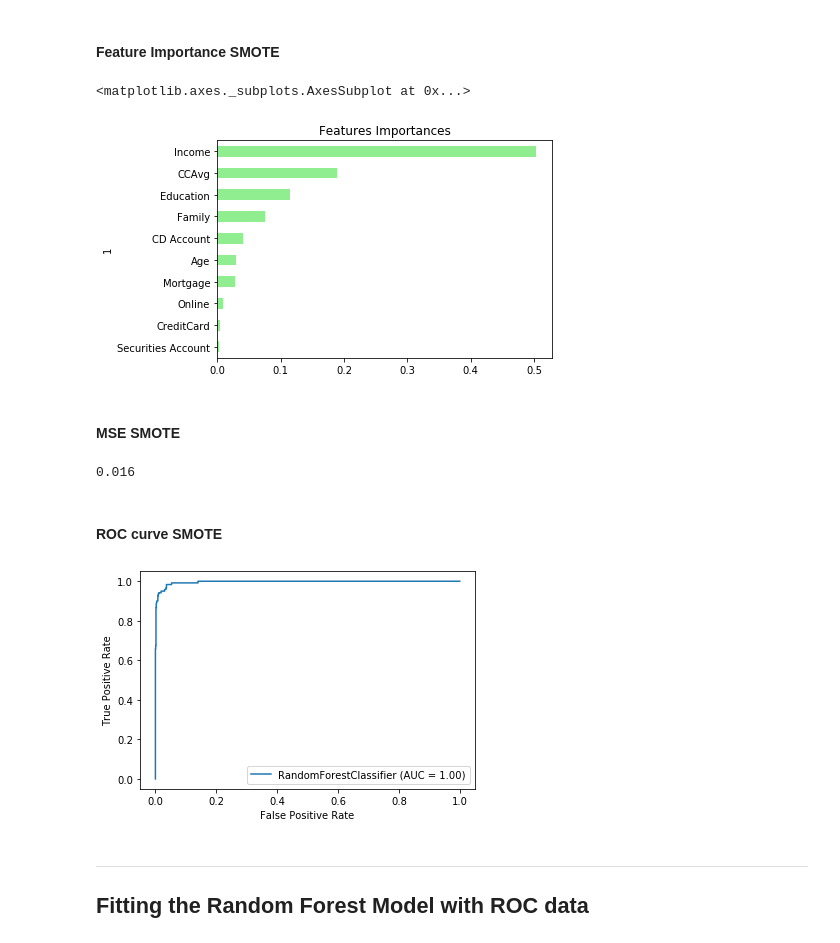
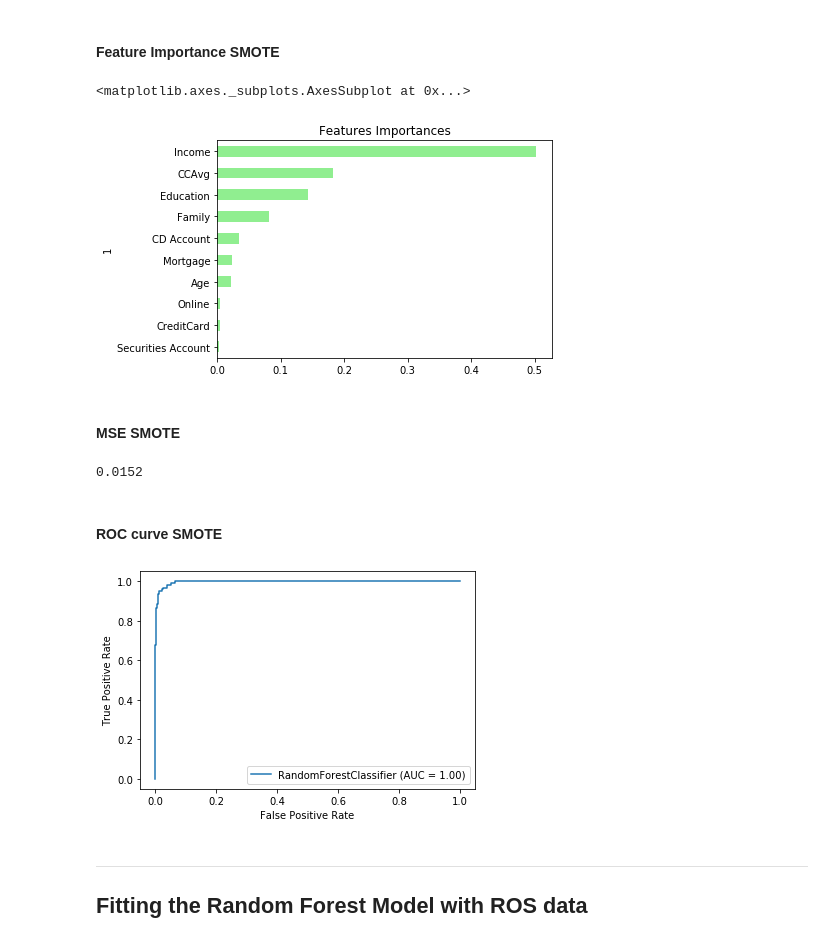
Before and after one commit to adgeli/Personal_Loan_Classification_Model, a Jupyter notebook: source code/RandomForest.ipynb, the cells around one changed output. Cells and saved outputs as stored; diff of their text form; code cells hidden in the pictures.

Commit message:
update with Random Forest Model Comparison & Conclusions

```diff
--- a/source code/RandomForest.ipynb
+++ b/source code/RandomForest.ipynb
@@ -64,3 +81,5 @@ rf_model = RandomForestClassifier(n_estimators=500, random_state=78)
+# %%
+rf_model = RandomForestClassifier(n_estimators=2000, random_state=42)
 # %%
 # Fitting the model
 rf_model = rf_model.fit(X_train_scaled, y_train)
@@ -200,25 +239,26 @@ importances_sorted = importances_df.sort_values(by='Feature Importances')
 importances_sorted.plot(kind='barh', color='lightgreen', title= 'Features Importances', legend=False)
 # %% [output]
 <matplotlib.axes._subplots.AxesSubplot at 0x...>
-[figure, old version]
+[figure, new version]
 # %% [markdown]
 #### MSE SMOTE
-# %%
-mean_squared_error(y_test, predictions)
-# %% [output]
-0.016
+# %%
+mse_smote = mean_squared_error(y_test, predictions)
+print(mse_smote)
+# %% [output]
+0.0152
 # %% [markdown]
 #### ROC curve SMOTE
 # %%
-svc_disp = plot_roc_curve(rf_model, X_test_scaled, y_test)
+svc_disp_smote = plot_roc_curve(rf_model, X_test_scaled, y_test)
 plt.show()
 # %% [output]
-[figure, old version]
+[figure, new version]
 # %% [markdown]
 ---
 
 
-## Fitting the Random Forest Model with ROC data
+## Fitting the Random Forest Model with ROS data
 # %%
 # Fitting the model
 rf_model = rf_model.fit(X_train_ros, y_train_ros)
```
Also changed, not shown: parts of 48 cells of this notebook.
